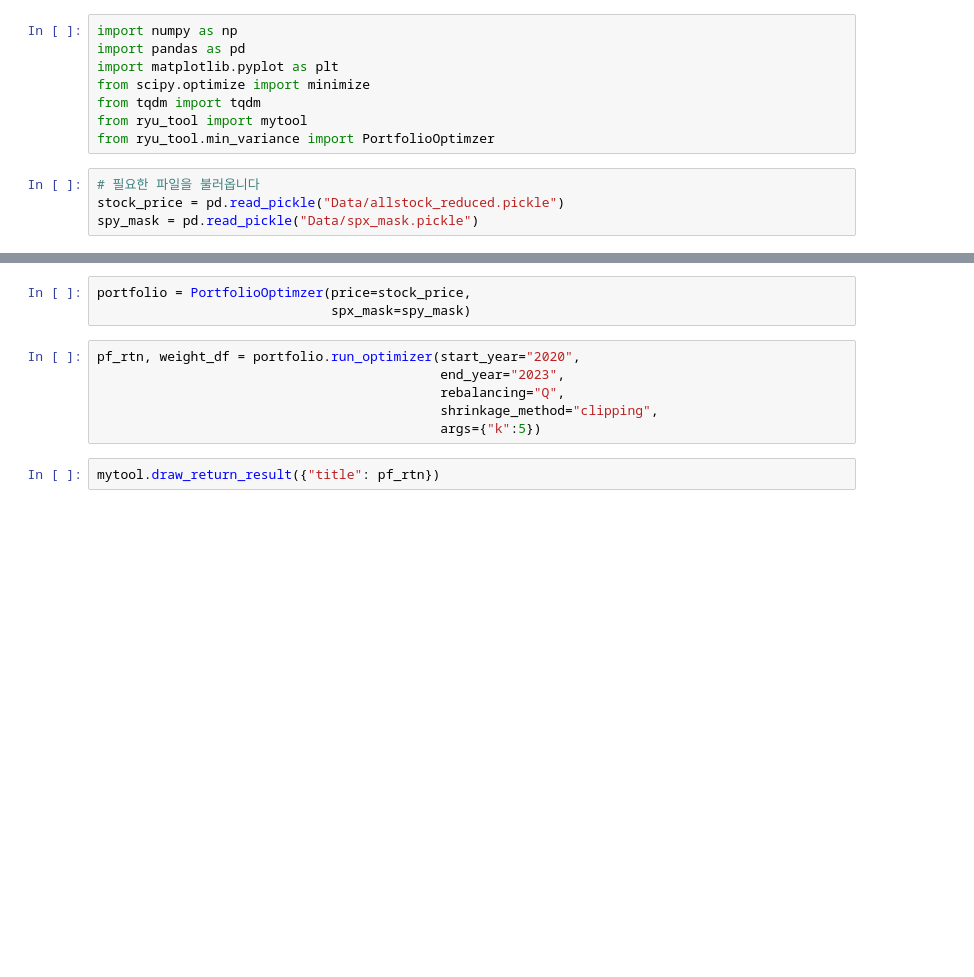
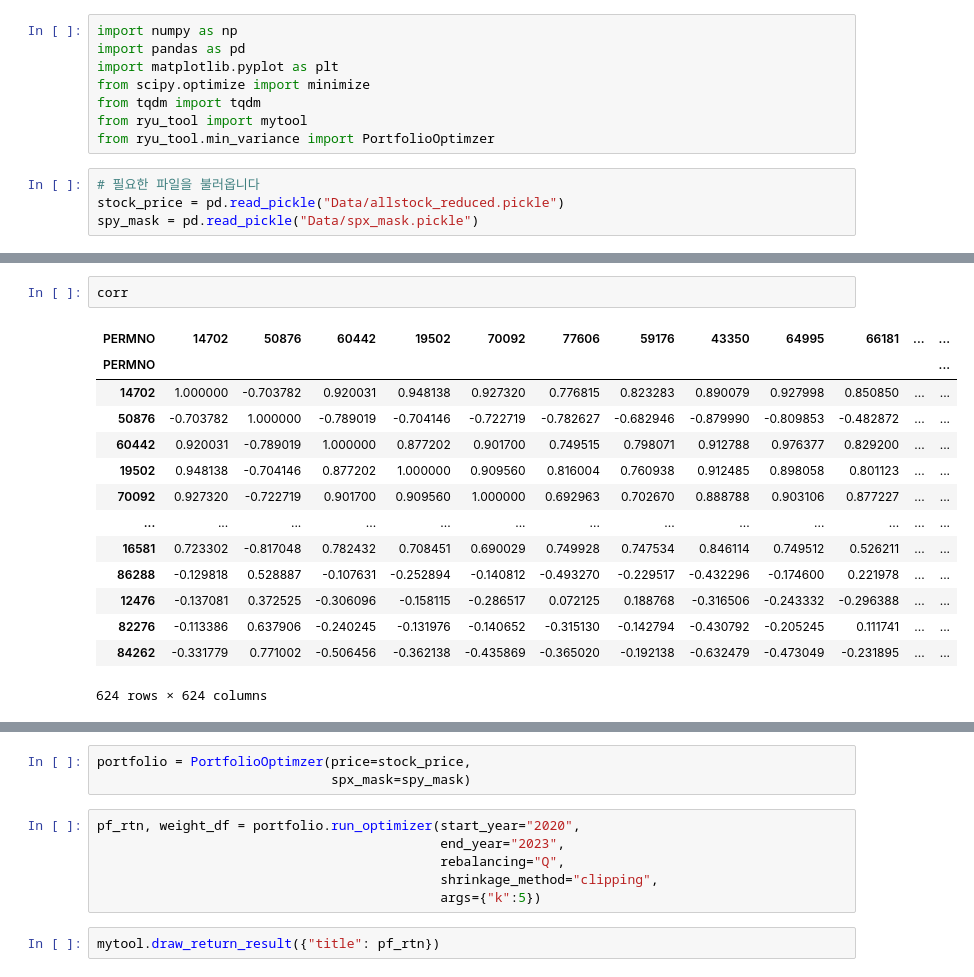
Before and after one commit to Je-Hyeon/Portfolio-Optimization-2023-FR-Project-, a Jupyter notebook: min_variance_pf.ipynb, the cells around one changed output, grey strips where cells are left out. Cells and saved outputs as stored; diff of their text form; blank space fills up the shorter version.

```diff
--- a/min_variance_pf.ipynb
+++ b/min_variance_pf.ipynb
@@ -12,0 +32,17 @@ spy_mask = pd.read_pickle("Data/spx_mask.pickle")
+# %%
+corr
+# %% [output]
+| PERMNO | 14702 | 50876 | 60442 | 19502 | 70092 | 77606 | 59176 | 43350 | 64995 | 66181 | ... | ... |
+| PERMNO |  |  |  |  |  |  |  |  |  |  |  | ... |
+| 14702 | 1.000000 | -0.703782 | 0.920031 | 0.948138 | 0.927320 | 0.776815 | 0.823283 | 0.890079 | 0.927998 | 0.850850 | ... | ... |
+| 50876 | -0.703782 | 1.000000 | -0.789019 | -0.704146 | -0.722719 | -0.782627 | -0.682946 | -0.879990 | -0.809853 | -0.482872 | ... | ... |
+| 60442 | 0.920031 | -0.789019 | 1.000000 | 0.877202 | 0.901700 | 0.749515 | 0.798071 | 0.912788 | 0.976377 | 0.829200 | ... | ... |
+| 19502 | 0.948138 | -0.704146 | 0.877202 | 1.000000 | 0.909560 | 0.816004 | 0.760938 | 0.912485 | 0.898058 | 0.801123 | ... | ... |
+| 70092 | 0.927320 | -0.722719 | 0.901700 | 0.909560 | 1.000000 | 0.692963 | 0.702670 | 0.888788 | 0.903106 | 0.877227 | ... | ... |
+| ... | ... | ... | ... | ... | ... | ... | ... | ... | ... | ... | ... | ... |
+| 16581 | 0.723302 | -0.817048 | 0.782432 | 0.708451 | 0.690029 | 0.749928 | 0.747534 | 0.846114 | 0.749512 | 0.526211 | ... | ... |
+| 86288 | -0.129818 | 0.528887 | -0.107631 | -0.252894 | -0.140812 | -0.493270 | -0.229517 | -0.432296 | -0.174600 | 0.221978 | ... | ... |
+| 12476 | -0.137081 | 0.372525 | -0.306096 | -0.158115 | -0.286517 | 0.072125 | 0.188768 | -0.316506 | -0.243332 | -0.296388 | ... | ... |
+| 82276 | -0.113386 | 0.637906 | -0.240245 | -0.131976 | -0.140652 | -0.315130 | -0.142794 | -0.430792 | -0.205245 | 0.111741 | ... | ... |
+| 84262 | -0.331779 | 0.771002 | -0.506456 | -0.362138 | -0.435869 | -0.365020 | -0.192138 | -0.632479 | -0.473049 | -0.231895 | ... | ... |
+624 rows × 624 columns
```
Also changed, not shown: parts of 3 cells of this notebook, 1 other file.
